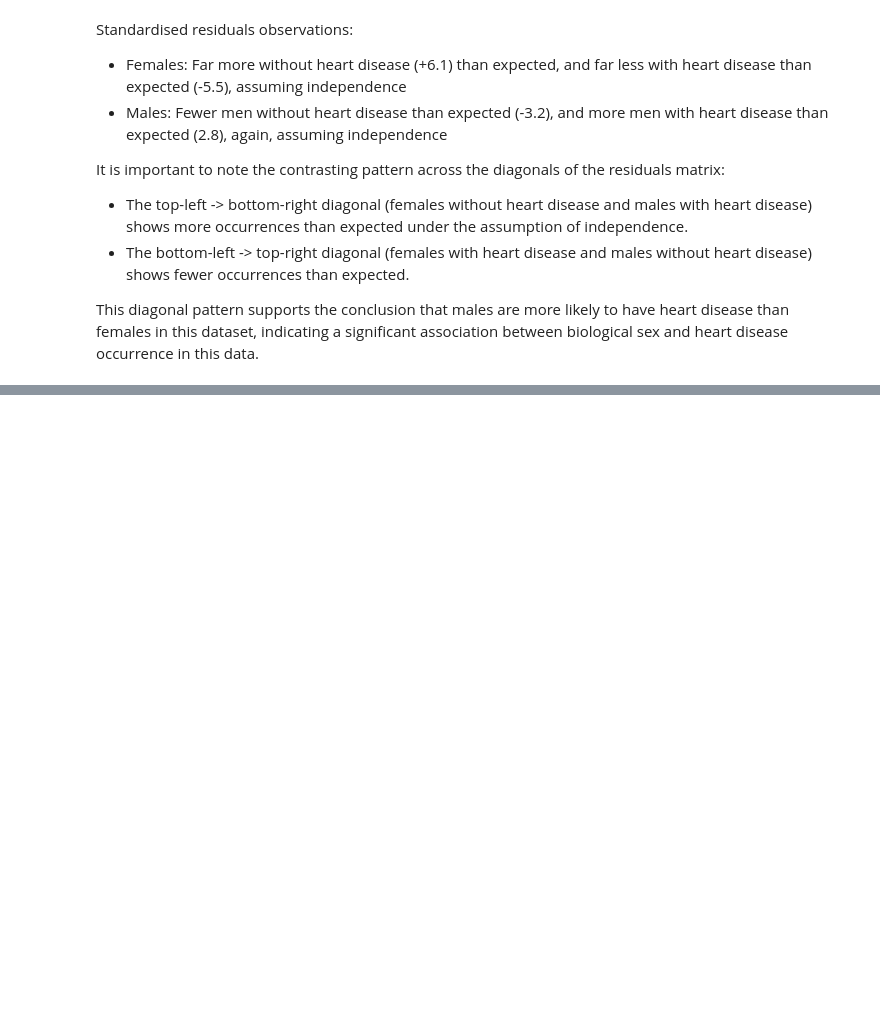
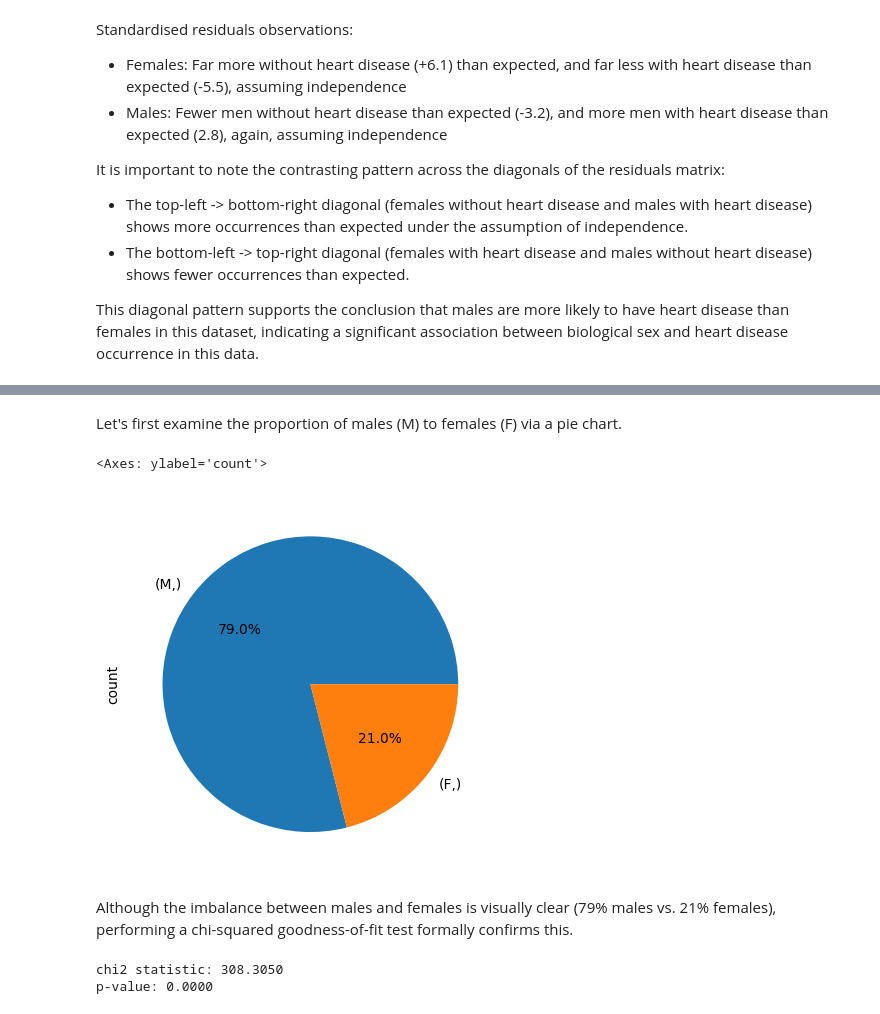
Before and after one commit to Cameron858/statistical-playground, a Jupyter notebook: notebooks/chi_squared.ipynb, the cells around one changed output, grey strips where cells are left out. Saved outputs shown, nothing was run; the diff lists cells and outputs as text; code cells hidden in the pictures; blank space fills up the shorter version.

Commit message:
Add example for goodness-of-fit.

```diff
--- a/notebooks/chi_squared.ipynb
+++ b/notebooks/chi_squared.ipynb
@@ -23,8 +23,8 @@ This section provides a general introduction to Chi-squared testing. For any spe
 
 This notebook uses the `Heart Failure Prediction Dataset` which can be found [here](https://www.kaggle.com/datasets/fedesoriano/heart-failure-prediction) (08/06/2025). The dataset should be downloaded and placed into the `data` directory at the project root.
 # %%
-df = pd.read_csv(here("data/heart.csv"))
-df.head()
+df_original = pd.read_csv(here("data/heart.csv"))
+df_original.head()
 # %% [output]
 |  | Age | Sex | ChestPainType | RestingBP | Cholesterol | FastingBS | RestingECG | MaxHR | ... |
 | 0 | 40 | M | ATA | 140 | 289 | 0 | Normal | 172 | ... |
@@ -155,0 +166,3 @@ For this example, we will examine if the dataset is balances in terms of *biolog
+# %%
+df_fit = df_original[["Sex"]]
+df_fit.head()
@@ -155,0 +176,21 @@ For this example, we will examine if the dataset is balances in terms of *biolog
+# %% [markdown]
+Let's first examine the proportion of males (M) to females (F) via a pie chart.
+# %%
+df_fit.value_counts().plot(kind="pie", autopct='%1.1f%%')
+# %% [output]
+<Axes: ylabel='count'>
+[figure, added]
+# %% [markdown]
+Although the imbalance between males and females is visually clear (79% males vs. 21% females), performing a chi-squared goodness-of-fit test formally confirms this.
+# %%
+observed = df_fit.value_counts().to_numpy()
+expected_dist = np.array([0.5, 0.5])
+expected = expected_dist * observed.sum()
+
+chi2_stat, p_chi = chisquare(f_obs=observed, f_exp=expected)
+
+print(f"chi2 statistic: {chi2_stat:.4f}")
+print(f"p-value: {p_chi:.4f}")
+# %% [output]
+chi2 statistic: 308.3050
+p-value: 0.0000
```
Also changed, not shown: parts of 9 cells of this notebook.
